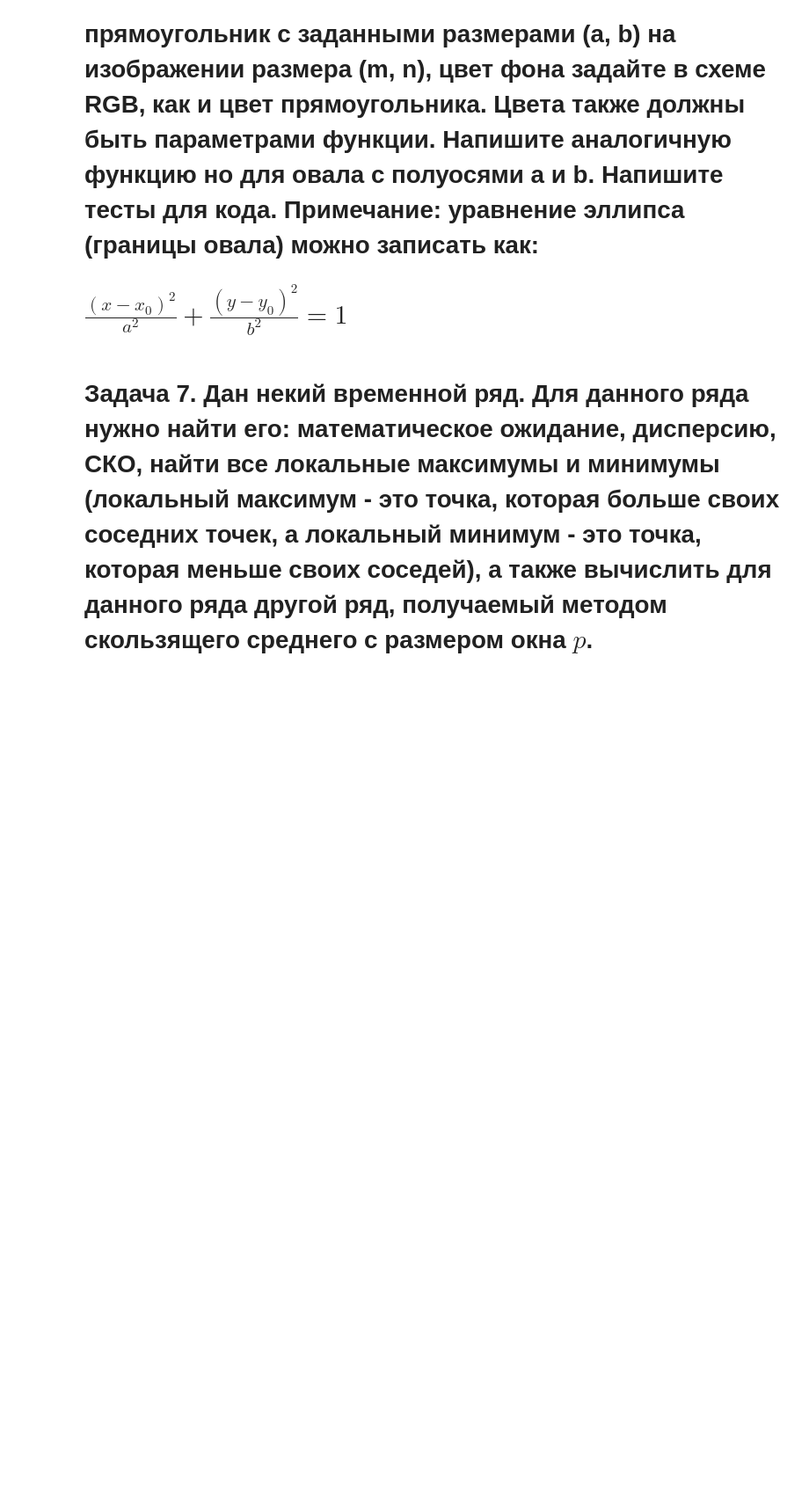
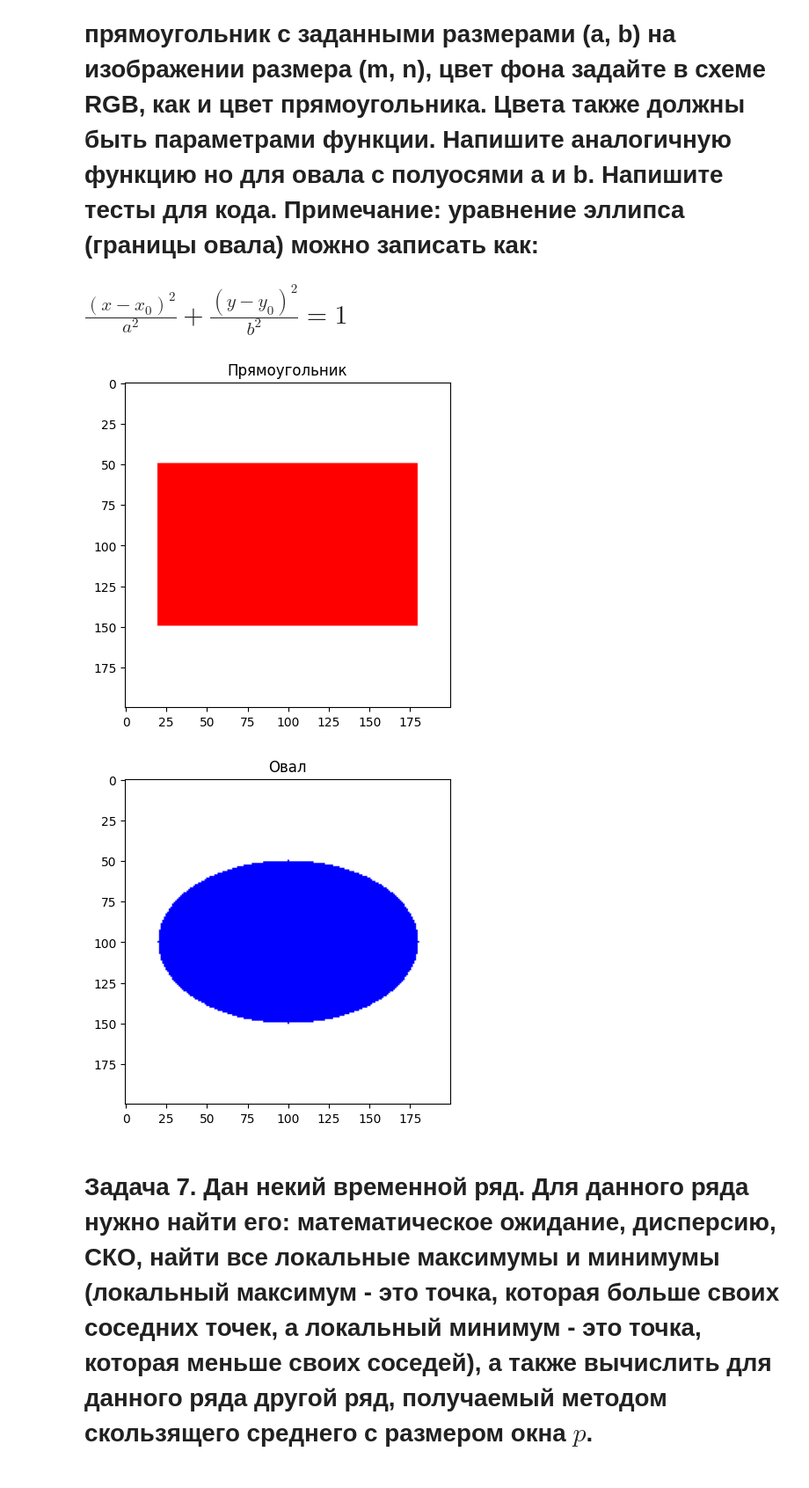
Before and after one commit to toji54/lab1, a Jupyter notebook: numpy.ipynb, the cells around one changed output. Shown at 88% size. Saved outputs shown, nothing was run; the diff lists cells and outputs as text; code cells hidden in the pictures; blank space fills up the shorter version.

```diff
--- a/numpy.ipynb
+++ b/numpy.ipynb
@@ -165,3 +200,62 @@ def draw_ellipse(a, b, m, n, ellipse_color, background_color):
+# %%
+import numpy as np
+import matplotlib.pyplot as plt
+
+def draw_rectangle(a, b, m, n, rectangle_color, background_color):
+    # Создаем изображение с фоном
+    image = np.ones((m, n, 3), dtype=np.uint8) * np.array(background_color, dtype=np.uint8)
+
+    # Вычисляем координаты прямоугольника, чтобы он был по центру
+    x1 = (m - a) // 2
+    y1 = (n - b) // 2
+    x2 = x1 + a
+    y2 = y1 + b
+
+    # Рисуем прямоугольник
+    image[y1:y2, x1:x2] = rectangle_color
+
+    return image
+
+
+def draw_ellipse(a, b, m, n, ellipse_color, background_color):
+    # Создаем изображение с фоном
+    image = np.ones((m, n, 3), dtype=np.uint8) * np.array(background_color, dtype=np.uint8)
+
+    # Центр изображения
+    x0, y0 = m // 2, n // 2
+
+    # Создаем сетку координат
+    x, y = np.ogrid[:m, :n]
+
+    # Уравнение эллипса
+    mask = ((x - x0) ** 2 / a ** 2 + (y - y0) ** 2 / b ** 2) <= 1
+
+    # Рисуем овал
+    image[mask] = ellipse_color
+
+    return image
+
+
+# Тесты
+def test_draw_functions():
+    # Тест для прямоугольника
+    rect_image = draw_rectangle(160, 100, 200, 200, (255, 0, 0), (255, 255, 255))
+    plt.imshow(rect_image)
+    plt.title("Прямоугольник")
+    plt.show()
+
+    # Тест для овала
+    oval_image = draw_ellipse(50, 80, 200, 200, (0, 0, 255), (255, 255, 255))
+    plt.imshow(oval_image)
+    plt.title("Овал")
+    plt.show()
+
+
+# Запуск тестов
+test_draw_functions()
+# %% [output]
+[figure, added]
+[figure, added]
 # %% [markdown]
 <h1>Задача 7. Дан некий временной ряд. Для данного ряда нужно найти его: математическое ожидание, дисперсию, СКО, найти все локальные максимумы и минимумы (локальный максимум - это точка, которая больше своих соседних точек, а локальный минимум - это точка, которая меньше своих соседей), а также вычислить для данного ряда другой ряд, получаемый методом скользящего среднего с размером окна $p$.
 <h1>Примечание: метод скользящего среднего подразумевает нахождение среднего из подмножетсва ряда размером $p$
```
Also changed, not shown: parts of 10 cells of this notebook.
